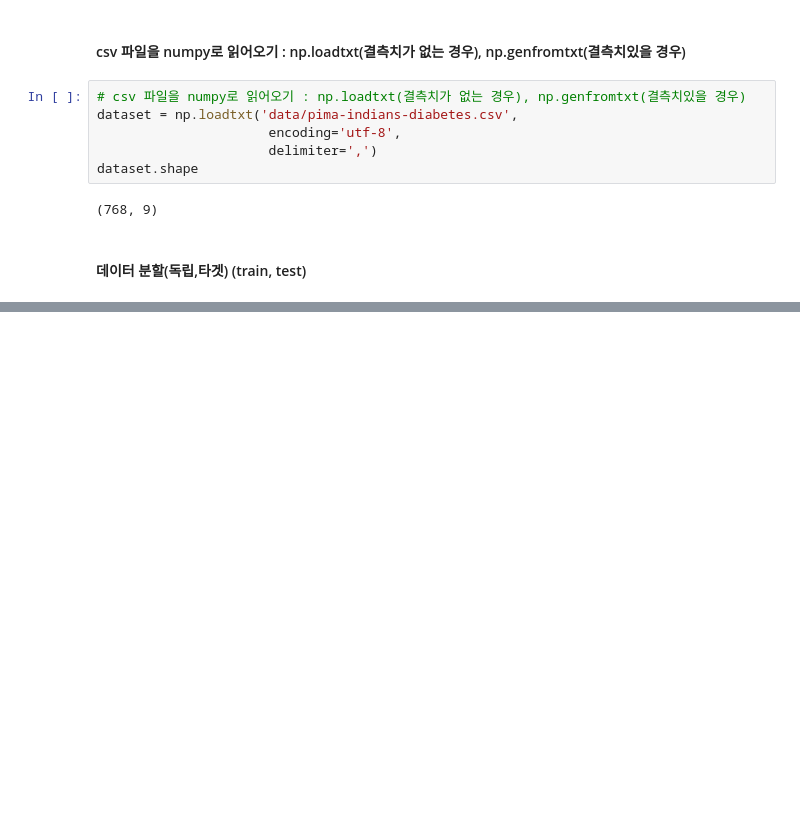
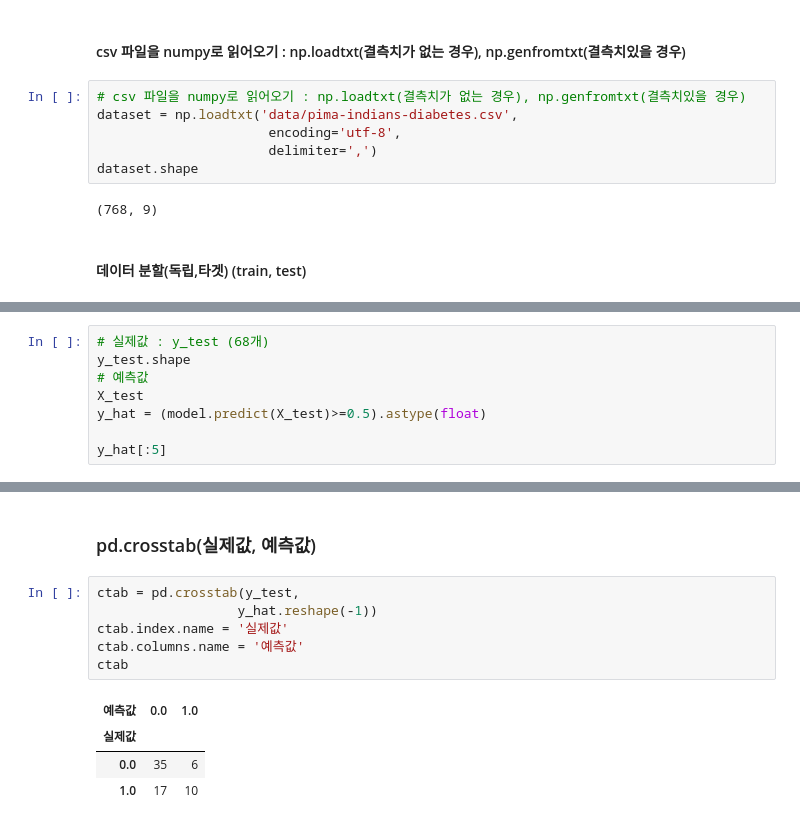
Before and after one commit to k-j-hyun/ai_x, a Jupyter notebook: source/05_DeepLearning/06_피마인디언_당뇨병발병예측(로지스틱회귀분석=이진분류,분류분석).ipynb, the cells around one changed output, grey strips where cells are left out. Drawn from its saved outputs; the diff is of its cells as text; blank space fills up the shorter version.

```diff
--- a/source/05_DeepLearning/06_피마인디언_당뇨병발병예측(로지스틱회귀분석=이진분류,분류분석).ipynb
+++ b/source/05_DeepLearning/06_피마인디언_당뇨병발병예측(로지스틱회귀분석=이진분류,분류분석).ipynb
@@ -98,0 +185,8 @@ X_train.shape, y_train.shape, X_test.shape, y_test.shape
+# %%
+# 실제값 : y_test (68개)
+y_test.shape
+# 예측값
+X_test
+y_hat = (model.predict(X_test)>=0.5).astype(float)
+
+y_hat[:5]
@@ -98,0 +226,13 @@ X_train.shape, y_train.shape, X_test.shape, y_test.shape
+# %% [markdown]
+### pd.crosstab(실제값, 예측값)
+# %%
+ctab = pd.crosstab(y_test,
+                  y_hat.reshape(-1))
+ctab.index.name = '실제값'
+ctab.columns.name = '예측값'
+ctab
+# %% [output]
+| 예측값 | 0.0 | 1.0 |
+| 실제값 |  |  |
+| 0.0 | 35 | 6 |
+| 1.0 | 17 | 10 |
```
Also changed, not shown: parts of 58 cells of this notebook, 7 other files.
